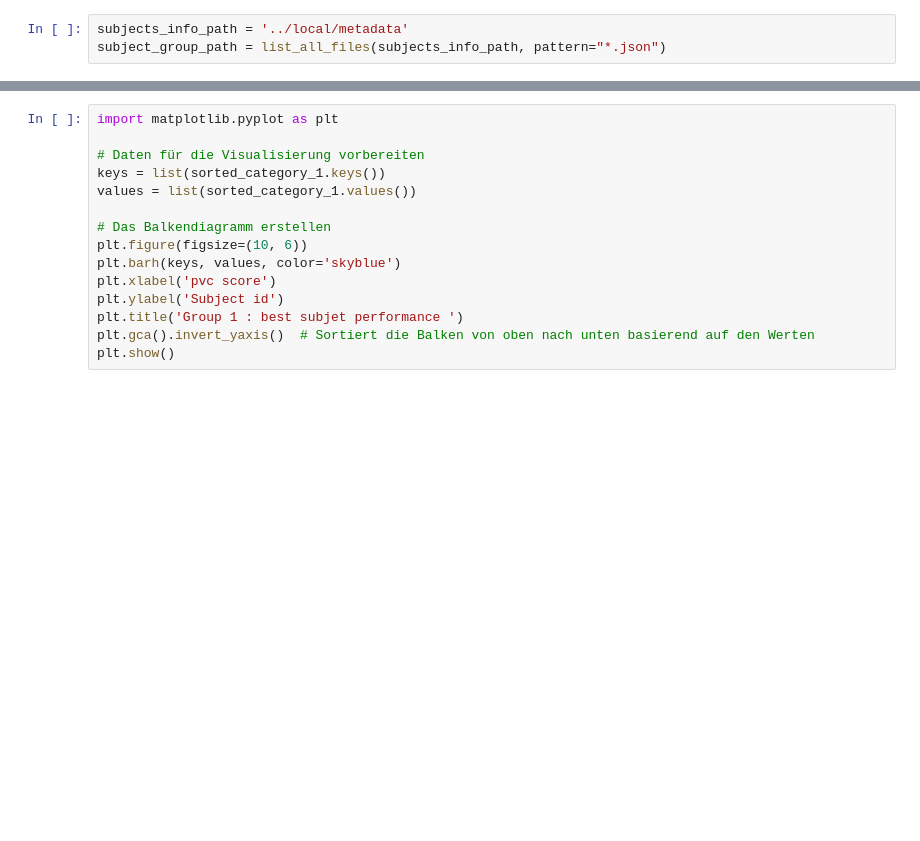
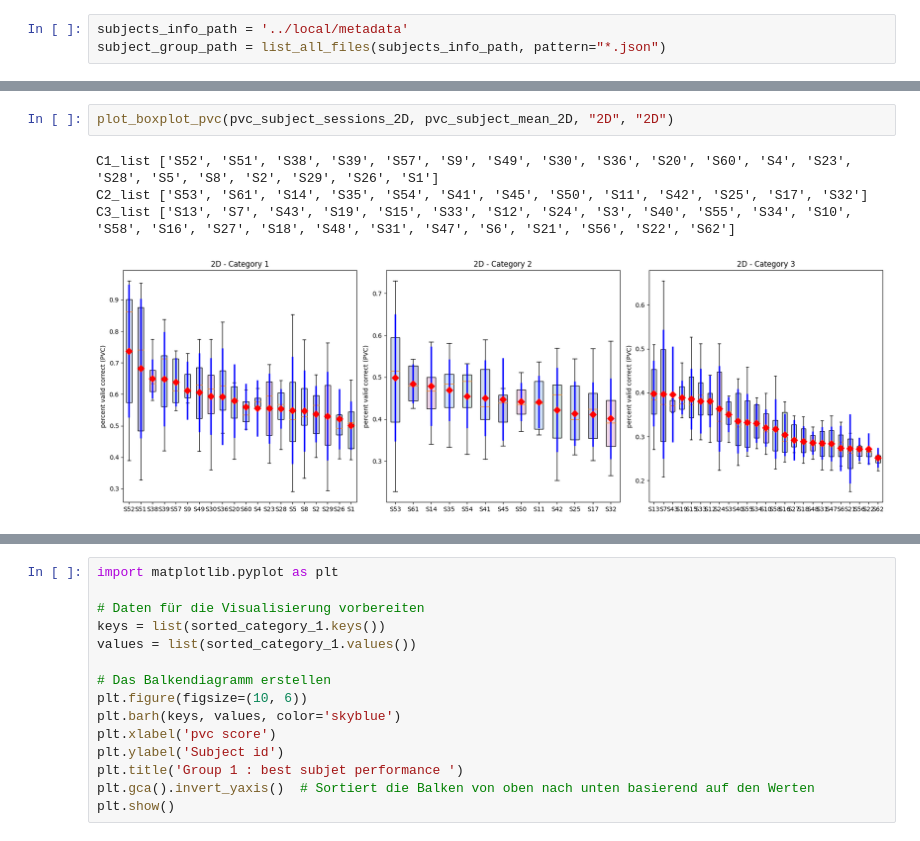
Before and after one commit to mralioo/BBCPy_DNN, a Jupyter notebook: notebooks/data_quality.ipynb, the cells around one changed output, grey strips where cells are left out. Saved outputs shown, nothing was run; the diff lists cells and outputs as text; blank space fills up the shorter version.

```diff
--- a/notebooks/data_quality.ipynb
+++ b/notebooks/data_quality.ipynb
@@ -55 +134,8 @@ for i, subject_id in enumerate(subject_group_path):
+# %%
+plot_boxplot_pvc(pvc_subject_sessions_2D, pvc_subject_mean_2D, "2D", "2D")
+# %% [output]
+C1_list ['S52', 'S51', 'S38', 'S39', 'S57', 'S9', 'S49', 'S30', 'S36', 'S20', 'S60', 'S4', 'S23', 'S28', 'S5', 'S8', 'S2', 'S29', 'S26', 'S1']
+C2_list ['S53', 'S61', 'S14', 'S35', 'S54', 'S41', 'S45', 'S50', 'S11', 'S42', 'S25', 'S17', 'S32']
+C3_list ['S13', 'S7', 'S43', 'S19', 'S15', 'S33', 'S12', 'S24', 'S3', 'S40', 'S55', 'S34', 'S10', 'S58', 'S16', 'S27', 'S18', 'S48', 'S31', 'S47', 'S6', 'S21', 'S56', 'S22', 'S62']
+[figure, added]
 # %%
```
Also changed, not shown: parts of 32 cells of this notebook, 2 other files.
